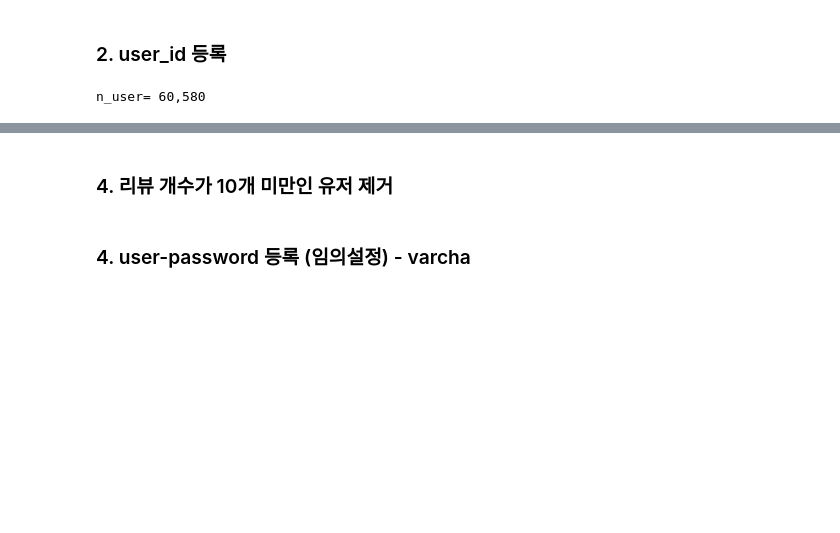
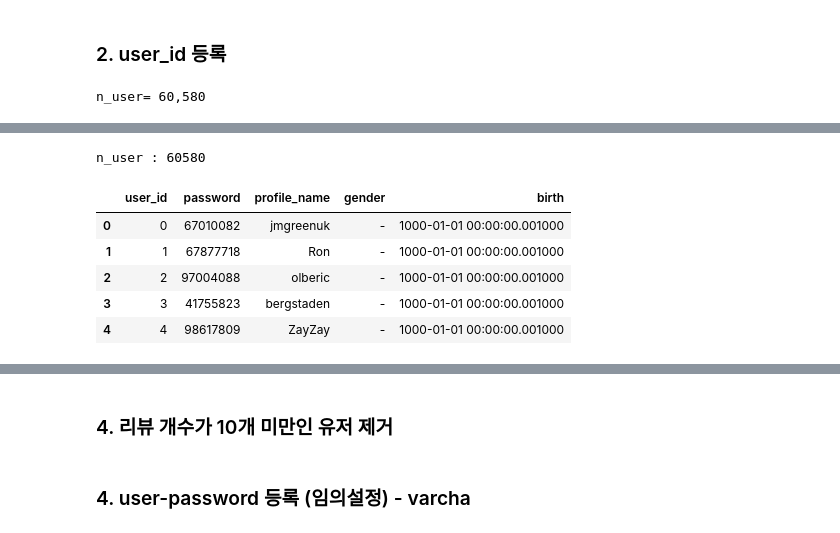
Before and after one commit to boostcampaitech3/final-project-level3-recsys-10, a Jupyter notebook: data_engineering/data_preprocessing.ipynb, the cells around one changed output, grey strips where cells are left out. Drawn from its saved outputs; the diff is of its cells as text; code cells hidden in the pictures; blank space fills up the shorter version.

```diff
--- a/data_engineering/data_preprocessing.ipynb
+++ b/data_engineering/data_preprocessing.ipynb
@@ -57,0 +137,22 @@ Tap at Fermentoren CPH. Poured a hazy golden colour with, a lasting frothy white
+# %%
+from datetime import datetime
+
+#### DB-name : user ####
+# user
+user = raw_ratebeer.groupby('user_id')[['user_id', 'profile_name']].head(1).copy()
+n_user = len(user)
+user["password"] = [str(num).zfill(8) for num in np.random.randint(low = 0, high = 99999999, size = n_user)]
+user["gender"] = "-"
+user["birth"] = [datetime.strptime("1000-01-01 00:00:00.001", "%Y-%m-%d %H:%M:%S.%f")]*n_user
+user = user[["user_id", "password", "profile_name", "gender", "birth"]]
+
+print("n_user :", n_user)
+user.head()
+# %% [output]
+n_user : 60580
+|  | user_id | password | profile_name | gender | birth |
+| 0 | 0 | 67010082 | jmgreenuk | - | 1000-01-01 00:00:00.001000 |
+| 1 | 1 | 67877718 | Ron | - | 1000-01-01 00:00:00.001000 |
+| 2 | 2 | 97004088 | olberic | - | 1000-01-01 00:00:00.001000 |
+| 3 | 3 | 41755823 | bergstaden | - | 1000-01-01 00:00:00.001000 |
+| 4 | 4 | 98617809 | ZayZay | - | 1000-01-01 00:00:00.001000 |
```
Also changed, not shown: parts of 22 cells of this notebook.
